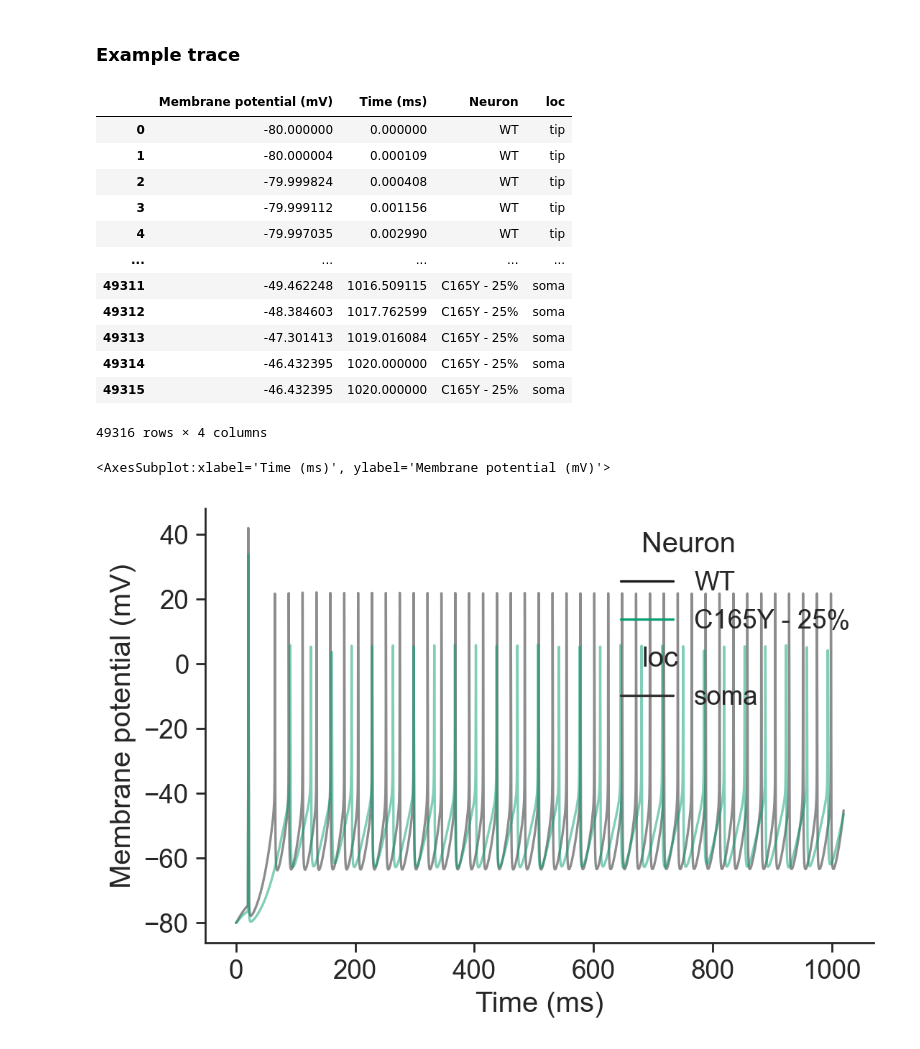
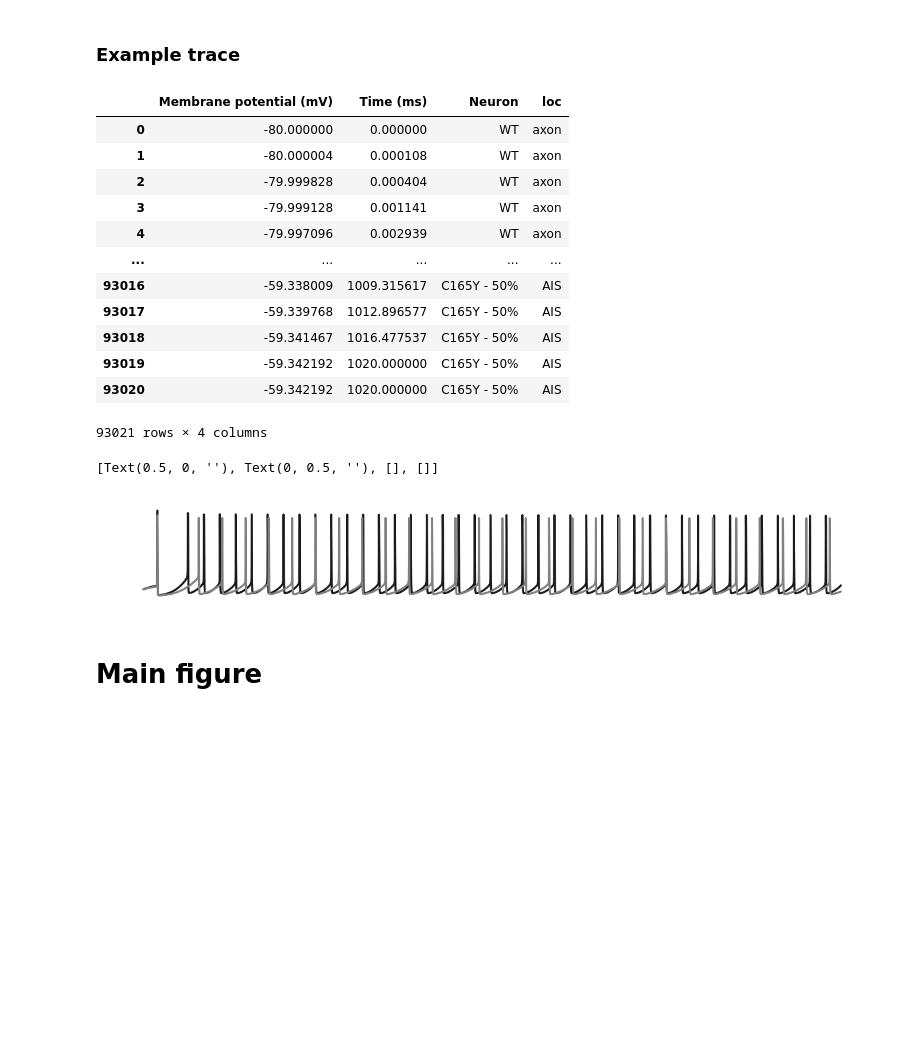
Before and after one commit to ChrisCurrin/pv-kcnc2, a Jupyter notebook: notebook.ipynb, the cells around one changed output. Saved outputs shown, nothing was run; the diff lists cells and outputs as text; code cells hidden in the pictures; blank space fills up the shorter version.

Commit message:
complete main figure - draft v1

```diff
--- a/notebook.ipynb
+++ b/notebook.ipynb
@@ -804,18 +754,28 @@ pv_wt = get_pv("WT")
 pv_mut_1 = get_pv("C165Y - 25%")
 mut(pv_mut_1, 0.25)
 
+pv_mut_half = get_pv("C165Y - 50%")
+mut(pv_mut_half, 0.5)
+
 # create datafrome for voltage at nodes
 v_df = pd.DataFrame()
 
 for nrn in [
     pv_wt,
     pv_mut_1,
+    pv_mut_half,
     # pv_mut_3_4, pv_mut_half, pv_mut_quart
 ]:
     # set_nrn_prop(nrn, "ek", -85, ignore_error=True)
-    t, v, AP, x_df = get_trace(nrn, amp, dur, shape_plot=True)
+    AP, x_df = get_cached_df(nrn.name, nrn, amp, dur, shape_plot=True)
     soma = x_df.iloc[:, 0]
     tip = x_df.iloc[:, -1]
+
+    ais_columns = sorted(set([(a,x) for a, x in x_df.columns if 'axon' in a]))
+    ais_v = x_df[ais_columns[-1]]
+
+    nrn_name = nrn.name[: nrn.name.find("(")]
+
     v_df = pd.concat(
         [
             v_df,
@@ -823,7 +783,7 @@ for nrn in [
                 {
                     VOLTAGE_LABEL: tip.values,
                     TIME_LABEL: tip.index,
-                    "Neuron": nrn.name[: nrn.name.find("(")],
+                    "Neuron": nrn_name,
                     "loc": "axon",
                 },
             ),
@@ -831,8 +791,16 @@ for nrn in [
                 {
                     VOLTAGE_LABEL: soma.values,
                     TIME_LABEL: soma.index,
-                    "Neuron": nrn.name[: nrn.name.find("(")],
+                    "Neuron": nrn_name,
                     "loc": "soma",
+                },
+            ),
+            pd.DataFrame(
+                {
+                    VOLTAGE_LABEL: ais_v.values,
+                    TIME_LABEL: ais_v.index,
+                    "Neuron": nrn_name,
+                    "loc": "AIS",
                 },
             ),
         ],
@@ -842,31 +810,38 @@ for nrn in [
 v_df
 # %% [output]
 |  | Membrane potential (mV) | Time (ms) | Neuron | loc |
-| 0 | -80.000000 | 0.000000 | WT | tip |
-| 1 | -80.000004 | 0.000109 | WT | tip |
-| 2 | -79.999824 | 0.000408 | WT | tip |
-| 3 | -79.999112 | 0.001156 | WT | tip |
-| 4 | -79.997035 | 0.002990 | WT | tip |
+| 0 | -80.000000 | 0.000000 | WT | axon |
+| 1 | -80.000004 | 0.000108 | WT | axon |
+| 2 | -79.999828 | 0.000404 | WT | axon |
+| 3 | -79.999128 | 0.001141 | WT | axon |
+| 4 | -79.997096 | 0.002939 | WT | axon |
 | ... | ... | ... | ... | ... |
-| 49311 | -49.462248 | 1016.509115 | C165Y - 25% | soma |
-| 49312 | -48.384603 | 1017.762599 | C165Y - 25% | soma |
-| 49313 | -47.301413 | 1019.016084 | C165Y - 25% | soma |
-| 49314 | -46.432395 | 1020.000000 | C165Y - 25% | soma |
-| 49315 | -46.432395 | 1020.000000 | C165Y - 25% | soma |
+| 93016 | -59.338009 | 1009.315617 | C165Y - 50% | AIS |
+| 93017 | -59.339768 | 1012.896577 | C165Y - 50% | AIS |
+| 93018 | -59.341467 | 1016.477537 | C165Y - 50% | AIS |
+| 93019 | -59.342192 | 1020.000000 | C165Y - 50% | AIS |
+| 93020 | -59.342192 | 1020.000000 | C165Y - 50% | AIS |
-49316 rows × 4 columns
+93021 rows × 4 columns
 # %%
-
+fig, ax = plt.subplots(figsize=(8,1))
 sns.lineplot(
     data=v_df,
     x=TIME_LABEL,
     y=VOLTAGE_LABEL,
     hue="Neuron",
     hue_order=["WT", "C165Y - 25%"],
-    palette=['k', 'g'],
+    palette=['k', 'grey'],
     style="loc",
-    style_order=["soma"],
-    alpha=0.5,
+    style_order=["AIS"],
+    ax=ax,
+    # alpha=0.5,
+    legend=False,
 )
+# remove borders, labels, and ticks
+sns.despine(ax=ax, left=True, bottom=True)
+ax.set(xlabel="", ylabel="", xticks=[], yticks=[])
 # %% [output]
-<AxesSubplot:xlabel='Time (ms)', ylabel='Membrane potential (mV)'>
+[Text(0.5, 0, ''), Text(0, 0.5, ''), [], []]
-[figure, old version]
+[figure, new version]
+# %% [markdown]
+# Main figure
```
Also changed, not shown: parts of 15 cells of this notebook, 2 other files.
